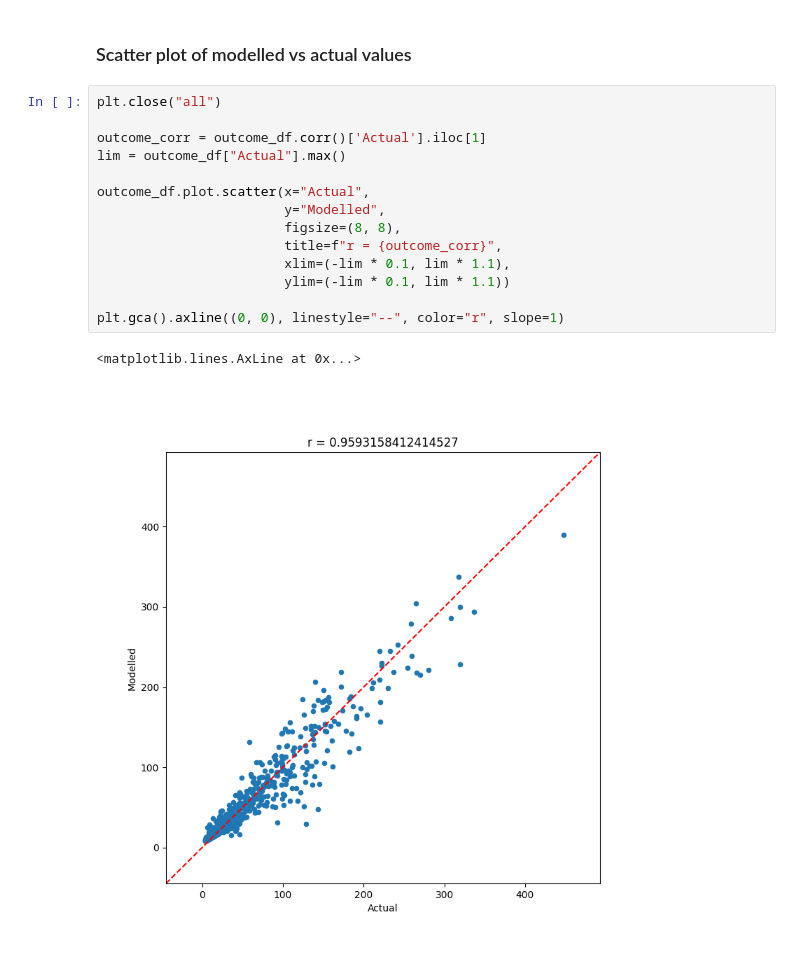
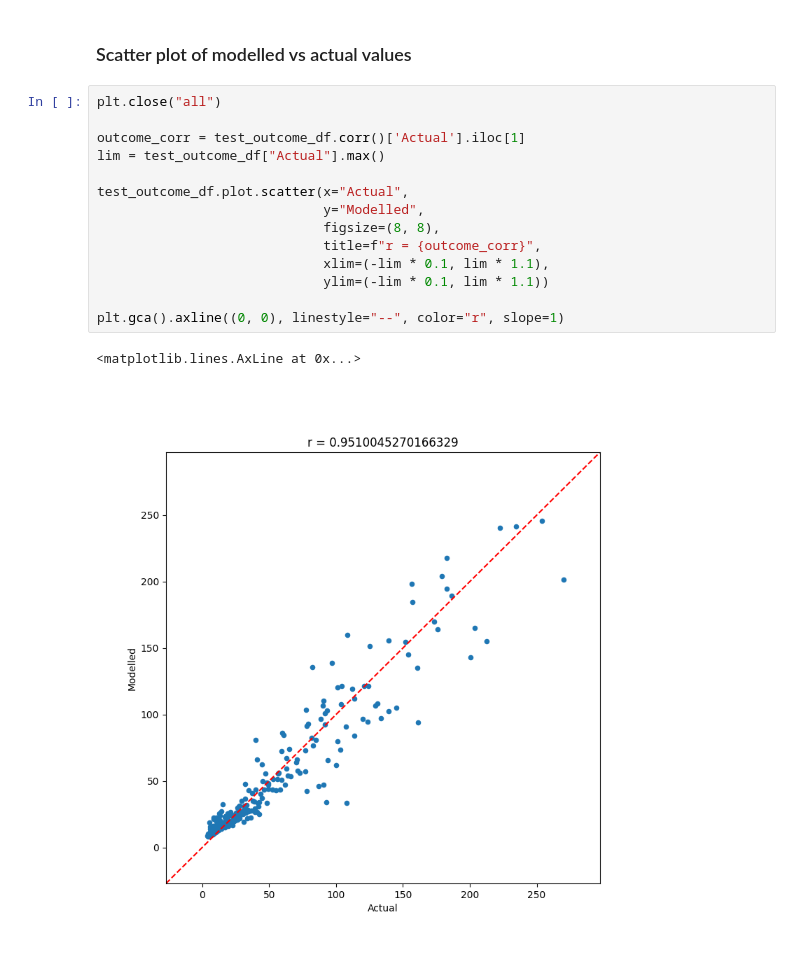
Before and after one commit to usetoconfuse/ai-flow-predictor, a Jupyter notebook: visualisation.ipynb, the cells around one changed output. Cells and saved outputs as stored; diff of their text form.

```diff
--- a/visualisation.ipynb
+++ b/visualisation.ipynb
@@ -272,17 +290,17 @@ Text(0, 0.5, 'Value')
 # %%
 plt.close("all")
 
-outcome_corr = outcome_df.corr()['Actual'].iloc[1]
-lim = outcome_df["Actual"].max()
+outcome_corr = test_outcome_df.corr()['Actual'].iloc[1]
+lim = test_outcome_df["Actual"].max()
 
-outcome_df.plot.scatter(x="Actual",
-                        y="Modelled",
-                        figsize=(8, 8),
-                        title=f"r = {outcome_corr}",
-                        xlim=(-lim * 0.1, lim * 1.1),
-                        ylim=(-lim * 0.1, lim * 1.1))
+test_outcome_df.plot.scatter(x="Actual",
+                             y="Modelled",
+                             figsize=(8, 8),
+                             title=f"r = {outcome_corr}",
+                             xlim=(-lim * 0.1, lim * 1.1),
+                             ylim=(-lim * 0.1, lim * 1.1))
 
 plt.gca().axline((0, 0), linestyle="--", color="r", slope=1)
 # %% [output]
 <matplotlib.lines.AxLine at 0x...>
-[figure, old version]
+[figure, new version]
```
Also changed, not shown: parts of 4 cells of this notebook, 14 other files.
